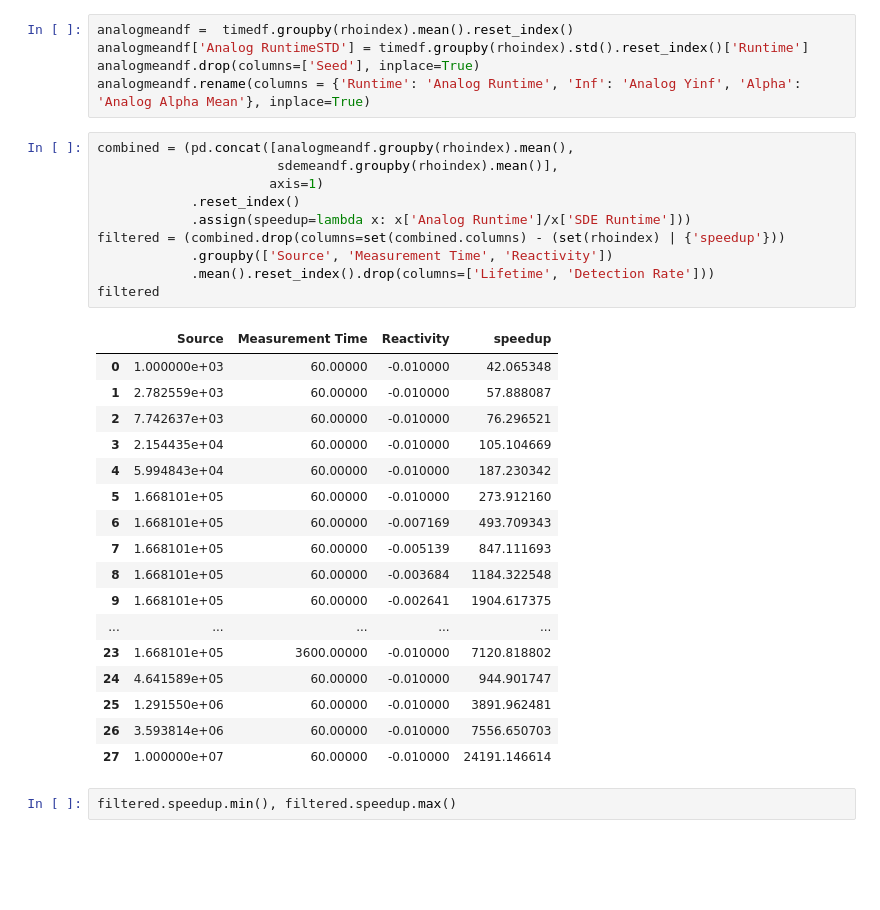
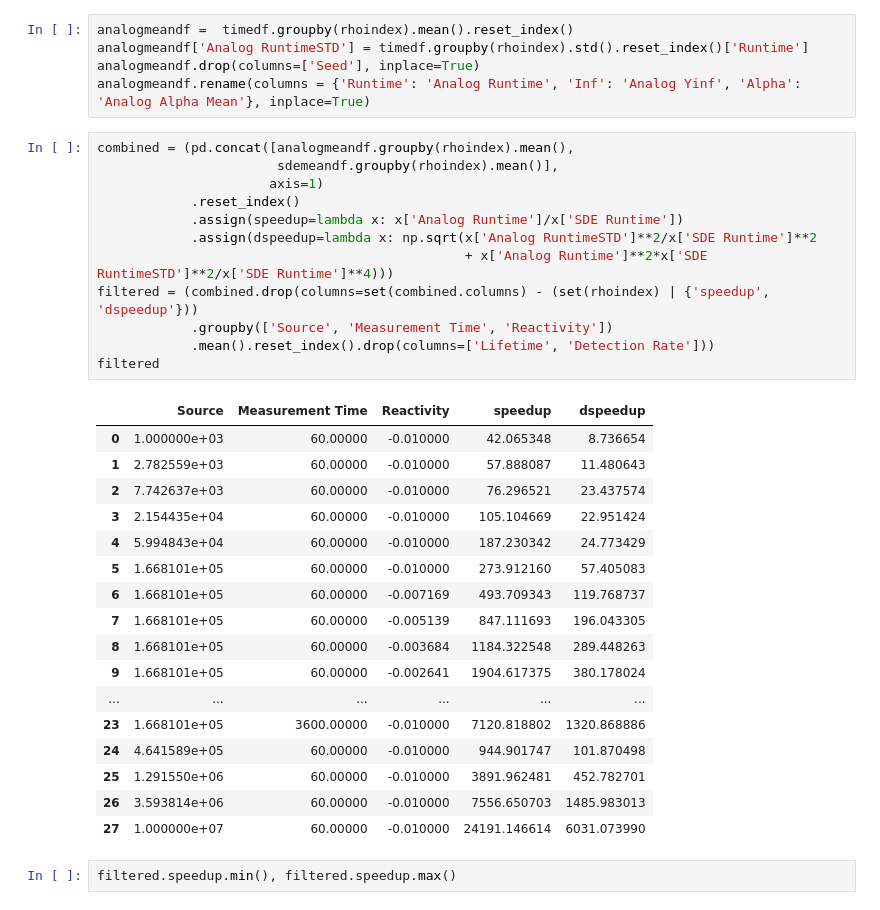
Before and after one commit to esheder/noise, a Jupyter notebook: hpc_runs/data_analysis.ipynb, the cells around one changed output. Drawn from its saved outputs; the diff is of its cells as text; blank space fills up the shorter version.

```diff
--- a/hpc_runs/data_analysis.ipynb
+++ b/hpc_runs/data_analysis.ipynb
@@ -426,31 +435,33 @@ analogmeandf.rename(columns = {'Runtime': 'Analog Runtime', 'Inf': 'Analog Yinf'
 # %%
 combined = (pd.concat([analogmeandf.groupby(rhoindex).mean(),
                        sdemeandf.groupby(rhoindex).mean()],
                       axis=1)
             .reset_index()
-            .assign(speedup=lambda x: x['Analog Runtime']/x['SDE Runtime']))
-filtered = (combined.drop(columns=set(combined.columns) - (set(rhoindex) | {'speedup'}))
+            .assign(speedup=lambda x: x['Analog Runtime']/x['SDE Runtime'])
+            .assign(dspeedup=lambda x: np.sqrt(x['Analog RuntimeSTD']**2/x['SDE Runtime']**2
+                                               + x['Analog Runtime']**2*x['SDE RuntimeSTD']**2/x['SDE Runtime']**4)))
+filtered = (combined.drop(columns=set(combined.columns) - (set(rhoindex) | {'speedup', 'dspeedup'}))
             .groupby(['Source', 'Measurement Time', 'Reactivity'])
             .mean().reset_index().drop(columns=['Lifetime', 'Detection Rate']))
 filtered
 # %% [output]
-|  | Source | Measurement Time | Reactivity | speedup |
-| 0 | 1.000000e+03 | 60.00000 | -0.010000 | 42.065348 |
-| 1 | 2.782559e+03 | 60.00000 | -0.010000 | 57.888087 |
-| 2 | 7.742637e+03 | 60.00000 | -0.010000 | 76.296521 |
-| 3 | 2.154435e+04 | 60.00000 | -0.010000 | 105.104669 |
-| 4 | 5.994843e+04 | 60.00000 | -0.010000 | 187.230342 |
-| 5 | 1.668101e+05 | 60.00000 | -0.010000 | 273.912160 |
-| 6 | 1.668101e+05 | 60.00000 | -0.007169 | 493.709343 |
-| 7 | 1.668101e+05 | 60.00000 | -0.005139 | 847.111693 |
-| 8 | 1.668101e+05 | 60.00000 | -0.003684 | 1184.322548 |
-| 9 | 1.668101e+05 | 60.00000 | -0.002641 | 1904.617375 |
-| ... | ... | ... | ... | ... |
-| 23 | 1.668101e+05 | 3600.00000 | -0.010000 | 7120.818802 |
-| 24 | 4.641589e+05 | 60.00000 | -0.010000 | 944.901747 |
-| 25 | 1.291550e+06 | 60.00000 | -0.010000 | 3891.962481 |
-| 26 | 3.593814e+06 | 60.00000 | -0.010000 | 7556.650703 |
-| 27 | 1.000000e+07 | 60.00000 | -0.010000 | 24191.146614 |
+|  | Source | Measurement Time | Reactivity | speedup | dspeedup |
+| 0 | 1.000000e+03 | 60.00000 | -0.010000 | 42.065348 | 8.736654 |
+| 1 | 2.782559e+03 | 60.00000 | -0.010000 | 57.888087 | 11.480643 |
+| 2 | 7.742637e+03 | 60.00000 | -0.010000 | 76.296521 | 23.437574 |
+| 3 | 2.154435e+04 | 60.00000 | -0.010000 | 105.104669 | 22.951424 |
+| 4 | 5.994843e+04 | 60.00000 | -0.010000 | 187.230342 | 24.773429 |
+| 5 | 1.668101e+05 | 60.00000 | -0.010000 | 273.912160 | 57.405083 |
+| 6 | 1.668101e+05 | 60.00000 | -0.007169 | 493.709343 | 119.768737 |
+| 7 | 1.668101e+05 | 60.00000 | -0.005139 | 847.111693 | 196.043305 |
+| 8 | 1.668101e+05 | 60.00000 | -0.003684 | 1184.322548 | 289.448263 |
+| 9 | 1.668101e+05 | 60.00000 | -0.002641 | 1904.617375 | 380.178024 |
+| ... | ... | ... | ... | ... | ... |
+| 23 | 1.668101e+05 | 3600.00000 | -0.010000 | 7120.818802 | 1320.868886 |
+| 24 | 4.641589e+05 | 60.00000 | -0.010000 | 944.901747 | 101.870498 |
+| 25 | 1.291550e+06 | 60.00000 | -0.010000 | 3891.962481 | 452.782701 |
+| 26 | 3.593814e+06 | 60.00000 | -0.010000 | 7556.650703 | 1485.983013 |
+| 27 | 1.000000e+07 | 60.00000 | -0.010000 | 24191.146614 | 6031.073990 |
 # %%
 filtered.speedup.min(), filtered.speedup.max()
 # %% [output]
```
Also changed, not shown: parts of 15 cells of this notebook.
